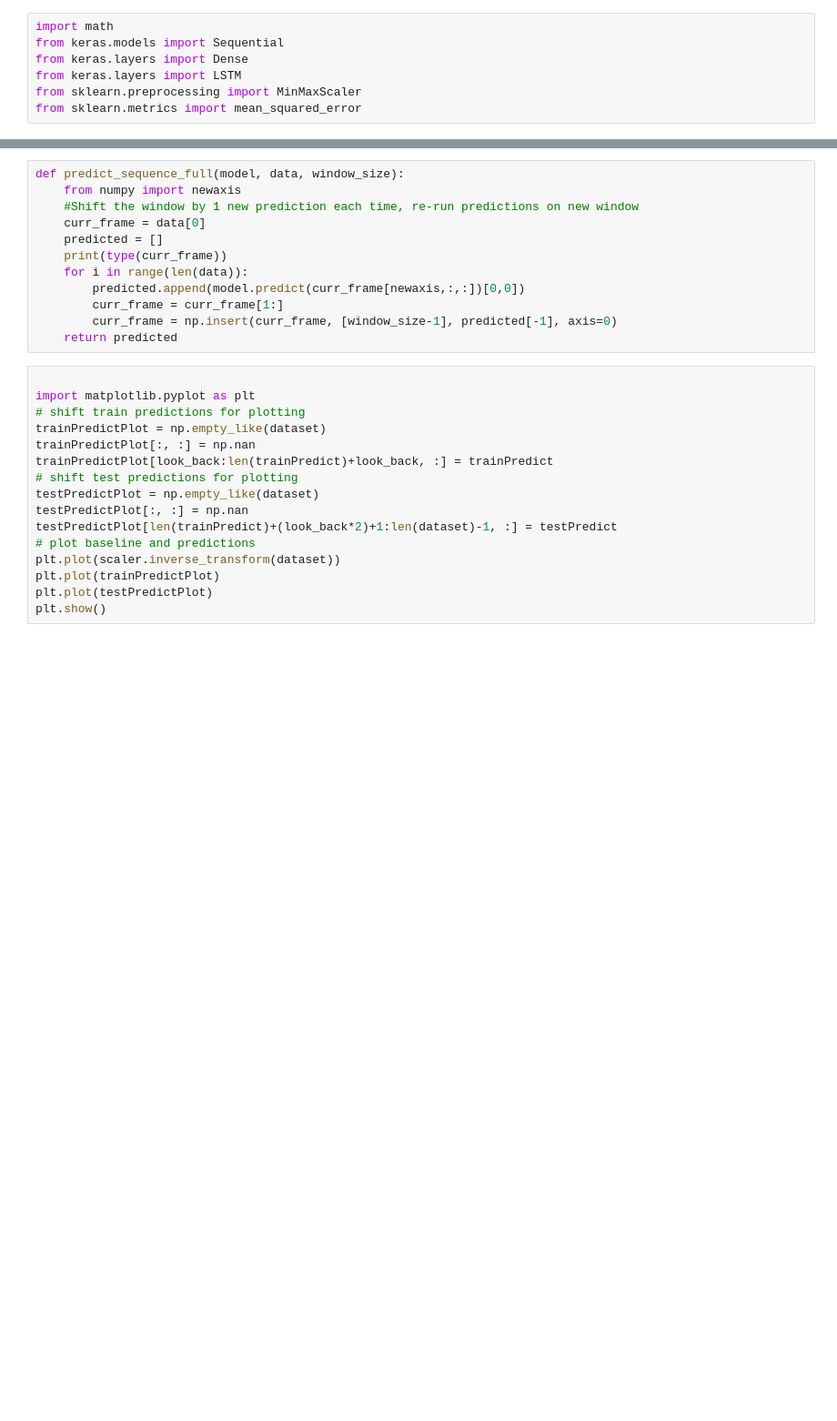
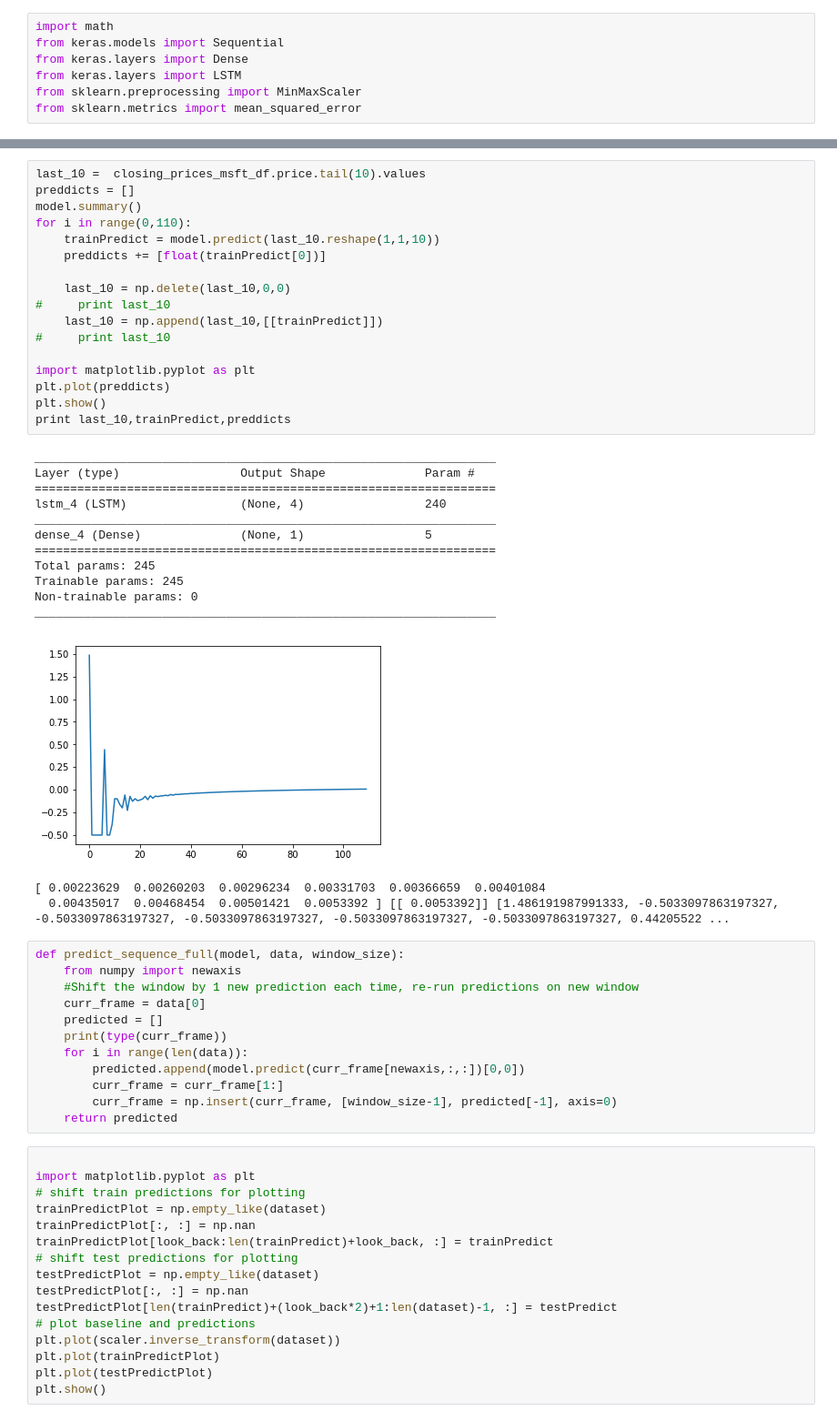
Before and after one commit to z1mmz/ML-Notebooks, a Jupyter notebook: Untitled.ipynb, the cells around one changed output, grey strips where cells are left out. Shown: that part at 91% size. Cells and saved outputs as stored; diff of their text form; blank space fills up the shorter version.

```diff
--- a/Untitled.ipynb
+++ b/Untitled.ipynb
@@ -135,3 +150,35 @@ NameError: name 'scaler' is not defined
+# %%
+last_10 =  closing_prices_msft_df.price.tail(10).values
+preddicts = []
+model.summary()
+for i in range(0,110):
+    trainPredict = model.predict(last_10.reshape(1,1,10))
+    preddicts += [float(trainPredict[0])]
+
+    last_10 = np.delete(last_10,0,0)
+#     print last_10
+    last_10 = np.append(last_10,[[trainPredict]])
+#     print last_10
+
+import matplotlib.pyplot as plt
+plt.plot(preddicts)
+plt.show()
+print last_10,trainPredict,preddicts
+# %% [output]
+_________________________________________________________________
+Layer (type)                 Output Shape              Param #
+=================================================================
+lstm_4 (LSTM)                (None, 4)                 240
+_________________________________________________________________
+dense_4 (Dense)              (None, 1)                 5
+=================================================================
+Total params: 245
+Trainable params: 245
+Non-trainable params: 0
+_________________________________________________________________
+[figure, added]
+[ 0.00223629  0.00260203  0.00296234  0.00331703  0.00366659  0.00401084
+  0.00435017  0.00468454  0.00501421  0.0053392 ] [[ 0.0053392]] [1.486191987991333, -0.5033097863197327, -0.5033097863197327, -0.5033097863197327, -0.5033097863197327, -0.5033097863197327, 0.44205522 ...
 # %%
 def predict_sequence_full(model, data, window_size):
     from numpy import newaxis
```
Also changed, not shown: parts of 10 cells of this notebook.
